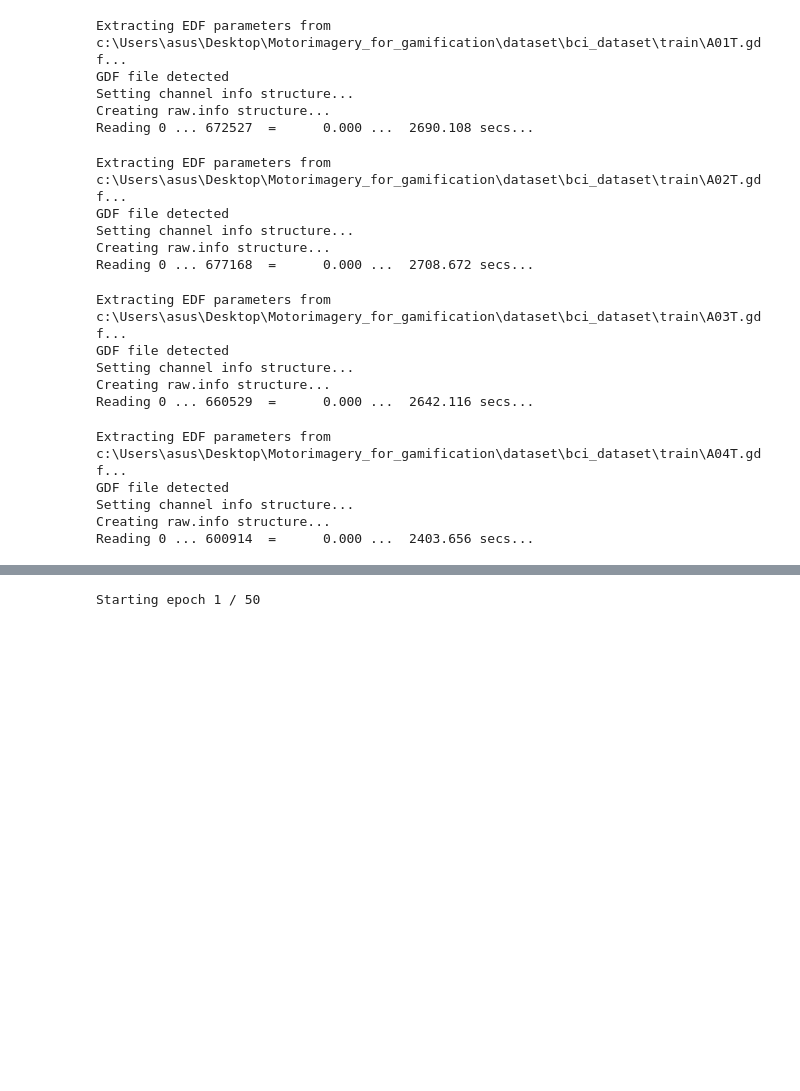
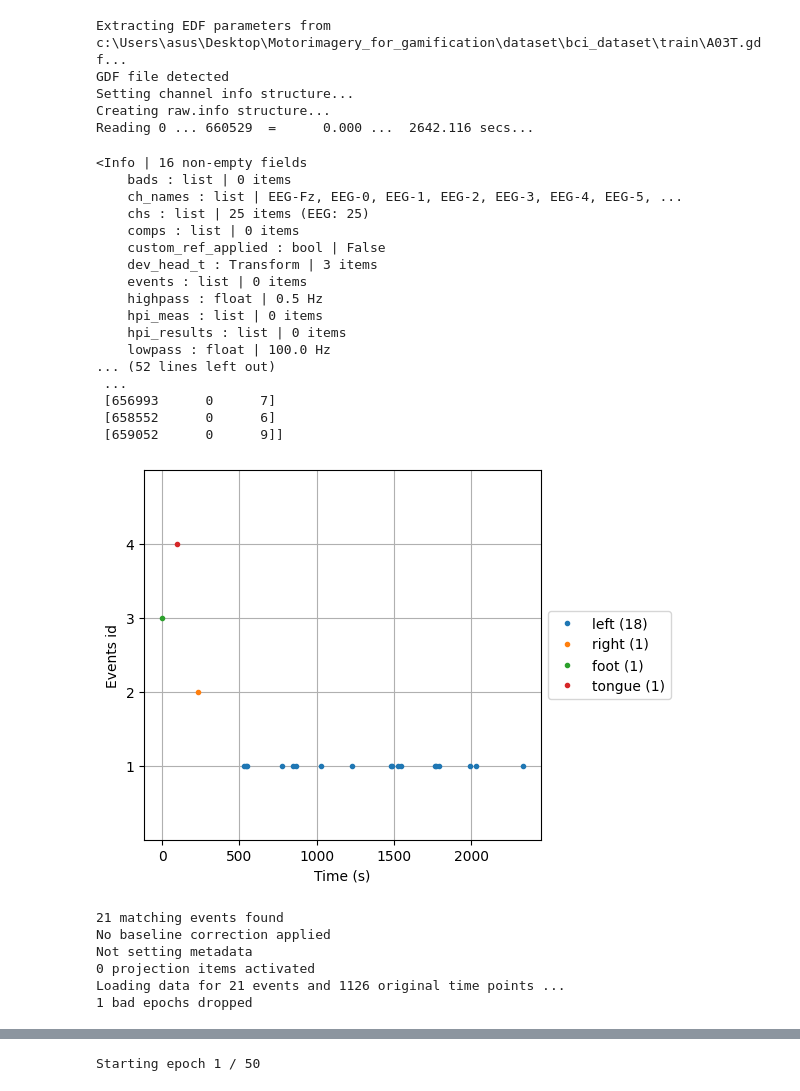
Before and after one commit to newzaungo3/Motorimagery_for_gamification, a Jupyter notebook: Single_net.ipynb, the cells around one changed output, grey strips where cells are left out. Cells and saved outputs as stored; diff of their text form; code cells hidden in the pictures; blank space fills up the shorter version.

Commit message:
import2b dataset and single net for 2 class

```diff
--- a/Single_net.ipynb
+++ b/Single_net.ipynb
@@ -14,57 +14,79 @@ from mne.decoding import CSP
 # %%
 def get_data():
     path = "dataset\\bci_dataset\\train"
+    test_path = "dataset\\bci_dataset\\train\\A03T.gdf"
     files = os.listdir(path)
     data_path = []
     for f in files:
         file = os.path.join(path,f)
         data_path.append(file)
 
+
     tmin, tmax = -0.5, 4.
     event_id = dict(left=1, right = 2, foot=3,tongue=4)
 
-    raw = concatenate_raws([read_raw_gdf(f, preload=True) for f in data_path])
-
+    #raw = concatenate_raws([read_raw_gdf(f, preload=True) for f in data_path])
+    raw = concatenate_raws([read_raw_gdf(test_path, preload=True)])
+    raw_data = raw.copy()
+    print(raw_data.info)
     # strip channel names of "." characters
-    raw.rename_channels(lambda x: x.strip('.'))
+    raw_data.rename_channels(lambda x: x.strip('.'))
 
     # Apply band-pass filter
-    #raw.filter(7., 30., fir_design='firwin', skip_by_annotation='edge')
+    #skip_by_annotation='edge'
+    raw_data.filter(l_freq=0.5, h_freq=None, method = 'iir', skip_by_annotation='edge')
+    raw_data.notch_filter(50)
 
-    events, _ = events_from_annotations(raw)
+    events, _ = events_from_annotations(raw_data)
+    print(events)
+    #ploting
+    fig = mne.viz.plot_events(events, sfreq=raw_data.info['sfreq'],
+                          first_samp=raw_data.first_samp, event_id=event_id)
 
-    picks = pick_types(raw.info, meg=False, eeg=True, stim=False, eog=False,
+
+    picks = pick_types(raw_data.info, meg=False, eeg=True, stim=False, eog=False,
                        exclude='bads')
     #delete eog band
     picks = np.delete(picks,[22,23,24])
+
     # Read epochs (train will be done only between 1 and 2s)
+    #reject_criteria = dict( eeg=100e-6)       # 100 µV
     # Testing will be done with a running classifier
-    epochs = Epochs(raw, events, event_id, tmin, tmax, proj=True, picks=picks,
-                    baseline=None, preload=True)
+    epochs = Epochs(raw_data, events, event_id, tmin, tmax, proj=True, picks=picks,
+                    baseline=None,preload=True)
     epochs.crop(tmin=1., tmax=None)
     labels = epochs.events[:, 2] -1
-    return epochs.get_data()[:, :, :256], labels
+    return epochs.get_data()[:, :, :256], labels,epochs,raw_data
 
 
-epochs_data, labels = get_data()
+epochs_data, labels,epochs1,raw= get_data()
 # %% [output]
-Extracting EDF parameters from c:\Users\asus\Desktop\Motorimagery_for_gamification\dataset\bci_dataset\train\A01T.gdf...
+Extracting EDF parameters from c:\Users\asus\Desktop\Motorimagery_for_gamification\dataset\bci_dataset\train\A03T.gdf...
 GDF file detected
 Setting channel info structure...
 Creating raw.info structure...
-Reading 0 ... 672527  =      0.000 ...  2690.108 secs...
+Reading 0 ... 660529  =      0.000 ...  2642.116 secs...
-Extracting EDF parameters from c:\Users\asus\Desktop\Motorimagery_for_gamification\dataset\bci_dataset\train\A02T.gdf...
-GDF file detected
-Setting channel info structure...
-Creating raw.info structure...
-Reading 0 ... 677168  =      0.000 ...  2708.672 secs...
+<Info | 16 non-empty fields
+    bads : list | 0 items
+    ch_names : list | EEG-Fz, EEG-0, EEG-1, EEG-2, EEG-3, EEG-4, EEG-5, ...
+    chs : list | 25 items (EEG: 25)
+    comps : list | 0 items
+    custom_ref_applied : bool | False
+    dev_head_t : Transform | 3 items
+    events : list | 0 items
+    highpass : float | 0.5 Hz
+    hpi_meas : list | 0 items
+    hpi_results : list | 0 items
+    lowpass : float | 100.0 Hz
+... (52 lines left out)
+ ...
+ [656993      0      7]
+ [658552      0      6]
+ [659052      0      9]]
+[figure, added]
-Extracting EDF parameters from c:\Users\asus\Desktop\Motorimagery_for_gamification\dataset\bci_dataset\train\A03T.gdf...
-GDF file detected
-Setting channel info structure...
-Creating raw.info structure...
-Reading 0 ... 660529  =      0.000 ...  2642.116 secs...
+21 matching events found
+No baseline correction applied
+Not setting metadata
+0 projection items activated
+Loading data for 21 events and 1126 original time points ...
+1 bad epochs dropped
-Extracting EDF parameters from c:\Users\asus\Desktop\Motorimagery_for_gamification\dataset\bci_dataset\train\A04T.gdf...
-GDF file detected
-Setting channel info structure...
-Creating raw.info structure...
-Reading 0 ... 600914  =      0.000 ...  2403.656 secs...
```
Also changed, not shown: parts of 4 cells of this notebook, 9 other files.
